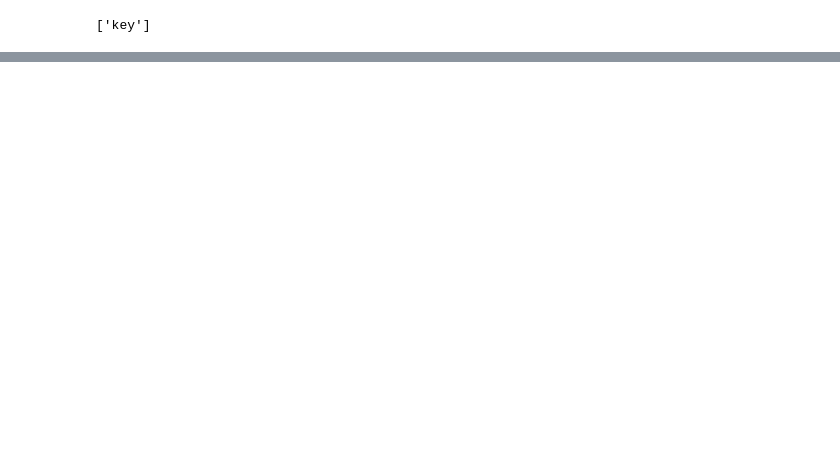
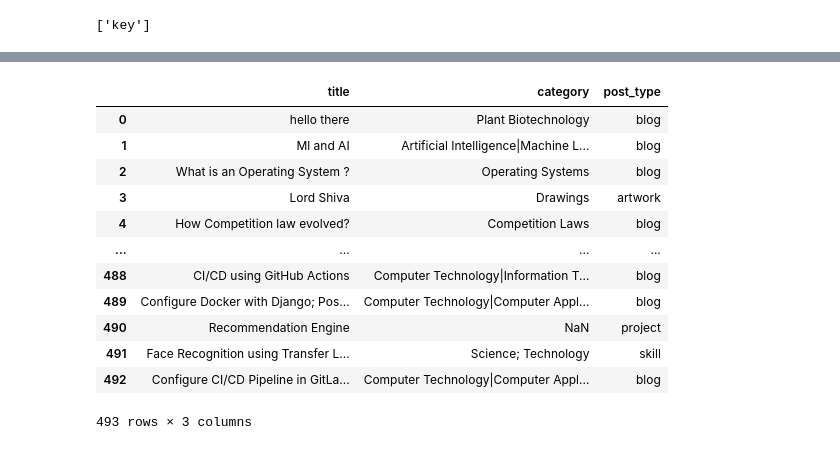
Before and after one commit to rishabhshetty98/recommendation_systemML, a Jupyter notebook: preprocessing.ipynb, the cells around one changed output, grey strips where cells are left out. Saved outputs shown, nothing was run; the diff lists cells and outputs as text; code cells hidden in the pictures; blank space fills up the shorter version.

```diff
--- a/preprocessing.ipynb
+++ b/preprocessing.ipynb
@@ -272,0 +372,25 @@ X_train, X_test, y_train, y_test = train_test_split(X, y, test_size=0.33, random
+# %%
+#this is the dataset i made to make the similar post recommendation
+usertyperev = dict({ 4:'project',  3:'blog', 2 :'skill', 1: 'artwork'})
+cb_df = pd.DataFrame(columns = ['title', 'category', 'post_type'])
+cb_df['title'] = posts_df['title']
+cb_df['category'] = posts_df['category']
+cb_df['post_type'] = convert(typelist, usertyperev)
+
+#just had to do this once
+# %%
+cb_df
+# %% [output]
+|  | title | category | post_type |
+| 0 | hello there | Plant Biotechnology | blog |
+| 1 | Ml and AI | Artificial Intelligence|Machine L... | blog |
+| 2 | What is an Operating System ? | Operating Systems | blog |
+| 3 | Lord Shiva | Drawings | artwork |
+| 4 | How Competition law evolved? | Competition Laws | blog |
+| ... | ... | ... | ... |
+| 488 | CI/CD using GitHub Actions | Computer Technology|Information T... | blog |
+| 489 | Configure Docker with Django; Pos... | Computer Technology|Computer Appl... | blog |
+| 490 | Recommendation Engine | NaN | project |
+| 491 | Face Recognition using Transfer L... | Science; Technology | skill |
+| 492 | Configure CI/CD Pipeline in GitLa... | Computer Technology|Computer Appl... | blog |
+493 rows × 3 columns
```
Also changed, not shown: parts of 34 cells of this notebook, 16 other files.
